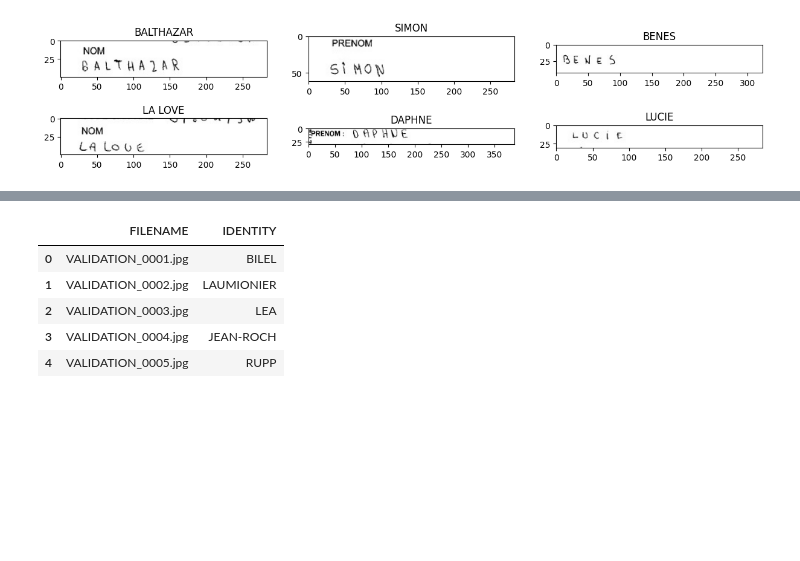
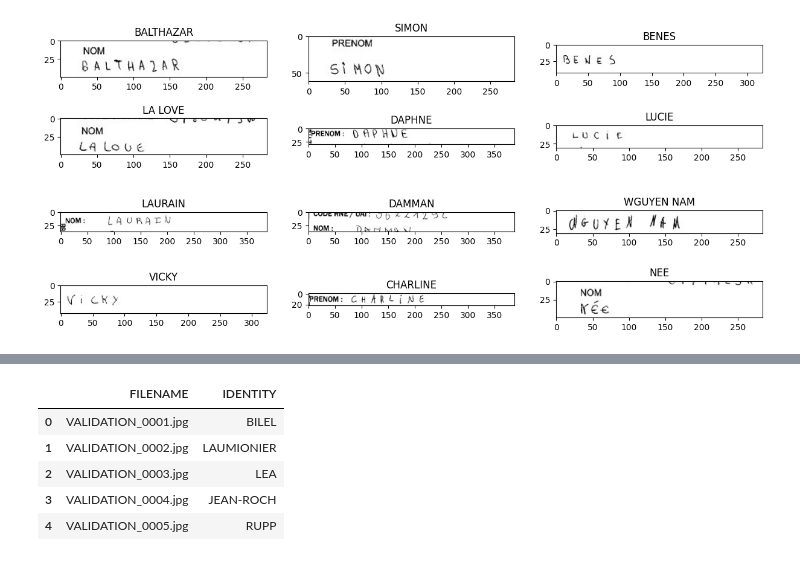
Before and after one commit to VinhHMai/Springboard, a Jupyter notebook: Capstone Project 3/Notebooks/Handwriting Recognition.ipynb, the cells around one changed output, grey strips where cells are left out. Cells and saved outputs as stored; diff of their text form; code cells hidden in the pictures; blank space fills up the shorter version.

```diff
--- a/Capstone Project 3/Notebooks/Handwriting Recognition.ipynb
+++ b/Capstone Project 3/Notebooks/Handwriting Recognition.ipynb
@@ -15,7 +15,7 @@ import PIL
 from PIL import Image
 # %%
 #Directory folder
-folder = 'C:/Users/vinhm/Google Drive/School Documents/Springboard/Capstone Project 3/Data/'
+folder = 'C:/Users/vinhm/OneDrive/Documents/School Documents/Springboard/Springboard/Capstone Project 3/Data/'
 # %% [markdown]
 Load Data
 # %%
@@ -134,3 +134,16 @@ for i in range(6):
 plt.subplots_adjust(wspace=0.2, hspace=-0.8)
 # %% [output]
 [figure]
+# %%
+# Examples of 'train 2' images
+plt.figure(figsize=(15, 10))
+
+for i in range(6):
+    ax = plt.subplot(2, 3, i+1)
+    img_dir = Image.open(folder+'train_v2/train 2/'+train.loc[49999+i, 'FILENAME'])
+    plt.imshow(img_dir, cmap = 'gray')
+    plt.title(train.loc[49999+i, 'IDENTITY'], fontsize=12)
+
+plt.subplots_adjust(wspace=0.2, hspace=-0.8)
+# %% [output]
+[figure, added]
```
Also changed, not shown: parts of 5 cells of this notebook.
